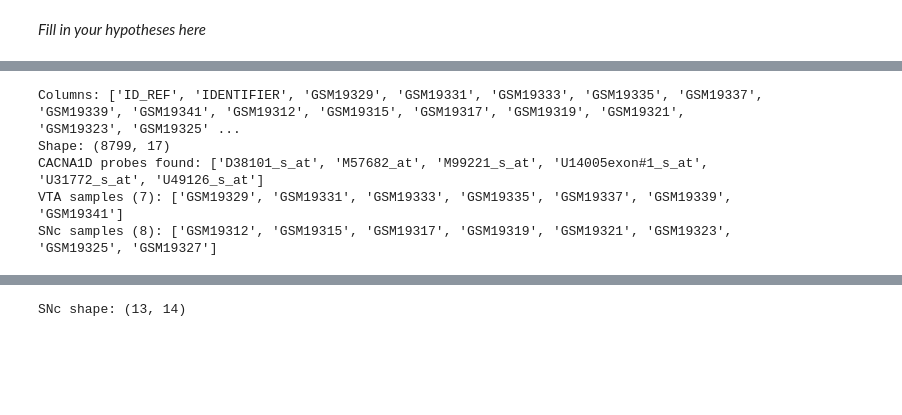
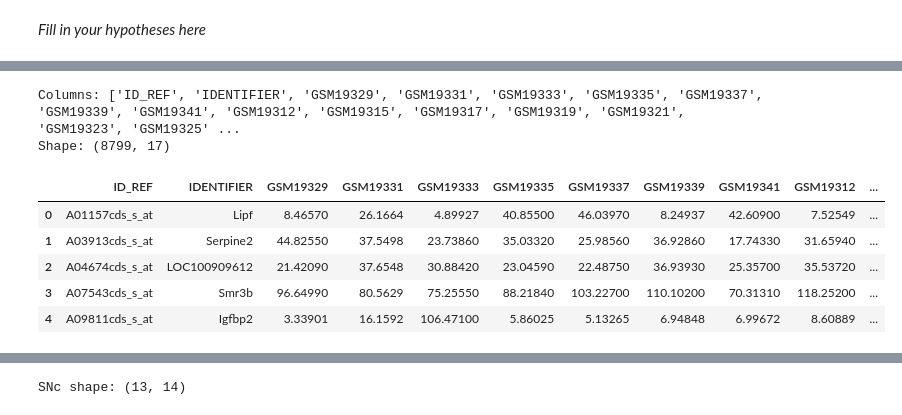
Before and after one commit to bhuynh05/BIPN-162-Group-9, a Jupyter notebook: CellTypesProject_template.ipynb, the cells around one changed output, grey strips where cells are left out. Cells and saved outputs as stored; diff of their text form; code cells hidden in the pictures; blank space fills up the shorter version.

```diff
--- a/CellTypesProject_template.ipynb
+++ b/CellTypesProject_template.ipynb
@@ -40,57 +48,41 @@
 # %%
-import pandas as pd
-import numpy as np
-from scipy.stats import ttest_ind, stats
-import gzip
-import matplotlib.pyplot as plt
-
-# Loaded GDS956 dataset from GEO
+# Loaded GDS956 dataset from GEO after importing it as a gzipped file
 file_path = "Cav1.3_expression.gz"
 
 # Read the file line by line to extract the relevant data
 table_lines = []
 with gzip.open(file_path, 'rt', encoding='latin1') as f:  # unzipping data file, 'latin1' avoids UnicodeDecodeError
     inside_table = False
     for line in f:
         line = line.strip()
         if line.startswith("!dataset_table_begin"): #finds end of metadata
             inside_table = True
             continue
         if line.startswith("!dataset_table_end"): #if necessary, finds end of table
             break
         if inside_table:
             table_lines.append(line)
 
 # Convert to DataFrame
 rows = [l.split("\t") for l in table_lines]
 header = rows[0]
 data = rows[1:]
 df = pd.DataFrame(data, columns=header)
 
 # Convert expression values to float
 sample_cols = header[2:]  # columns after ID_REF and IDENTIFIER
 for col in sample_cols:
     df[col] = pd.to_numeric(df[col], errors='coerce')
 
 print(f"Columns: {df.columns.tolist()}")
 print(f"Shape: {df.shape}")
-
-# Define the list of gene expression probes for CACNA1D
-cacna1d_probes = ['U14005exon#1_s_at','D38101_s_at','M99221_s_at','U49126_s_at','M57682_at','U31772_s_at']
-
-# Filter DF for CACNA1D probes
-df_cacna1d = df[df['ID_REF'].isin(cacna1d_probes)].copy()
-print(f"CACNA1D probes found: {df_cacna1d['ID_REF'].tolist()}")
-
-# Separate SNc(midbrain region associated with Parkinson's disease) and VTA(another midbrain region, serving as our comparison) samples based on the IDs manually searched for in the dataset
-snc_samples = ['GSM19312','GSM19315','GSM19317','GSM19319','GSM19321','GSM19323','GSM19325','GSM19327']
-vta_samples = ['GSM19329','GSM19331','GSM19333','GSM19335','GSM19337','GSM19339','GSM19341']
-
-print(f"VTA samples ({len(vta_samples)}): {vta_samples}")
-print(f"SNc samples ({len(snc_samples)}): {snc_samples}")
+df.head()
 # %% [output]
 Columns: ['ID_REF', 'IDENTIFIER', 'GSM19329', 'GSM19331', 'GSM19333', 'GSM19335', 'GSM19337', 'GSM19339', 'GSM19341', 'GSM19312', 'GSM19315', 'GSM19317', 'GSM19319', 'GSM19321', 'GSM19323', 'GSM19325' ...
 Shape: (8799, 17)
-CACNA1D probes found: ['D38101_s_at', 'M57682_at', 'M99221_s_at', 'U14005exon#1_s_at', 'U31772_s_at', 'U49126_s_at']
-VTA samples (7): ['GSM19329', 'GSM19331', 'GSM19333', 'GSM19335', 'GSM19337', 'GSM19339', 'GSM19341']
-SNc samples (8): ['GSM19312', 'GSM19315', 'GSM19317', 'GSM19319', 'GSM19321', 'GSM19323', 'GSM19325', 'GSM19327']
+|  | ID_REF | IDENTIFIER | GSM19329 | GSM19331 | GSM19333 | GSM19335 | GSM19337 | GSM19339 | GSM19341 | GSM19312 | ... |
+| 0 | A01157cds_s_at | Lipf | 8.46570 | 26.1664 | 4.89927 | 40.85500 | 46.03970 | 8.24937 | 42.60900 | 7.52549 | ... |
+| 1 | A03913cds_s_at | Serpine2 | 44.82550 | 37.5498 | 23.73860 | 35.03320 | 25.98560 | 36.92860 | 17.74330 | 31.65940 | ... |
+| 2 | A04674cds_s_at | LOC100909612 | 21.42090 | 37.6548 | 30.88420 | 23.04590 | 22.48750 | 36.93930 | 25.35700 | 35.53720 | ... |
+| 3 | A07543cds_s_at | Smr3b | 96.64990 | 80.5629 | 75.25550 | 88.21840 | 103.22700 | 110.10200 | 70.31310 | 118.25200 | ... |
+| 4 | A09811cds_s_at | Igfbp2 | 3.33901 | 16.1592 | 106.47100 | 5.86025 | 5.13265 | 6.94848 | 6.99672 | 8.60889 | ... |
```
Also changed, not shown: parts of 25 cells of this notebook.
